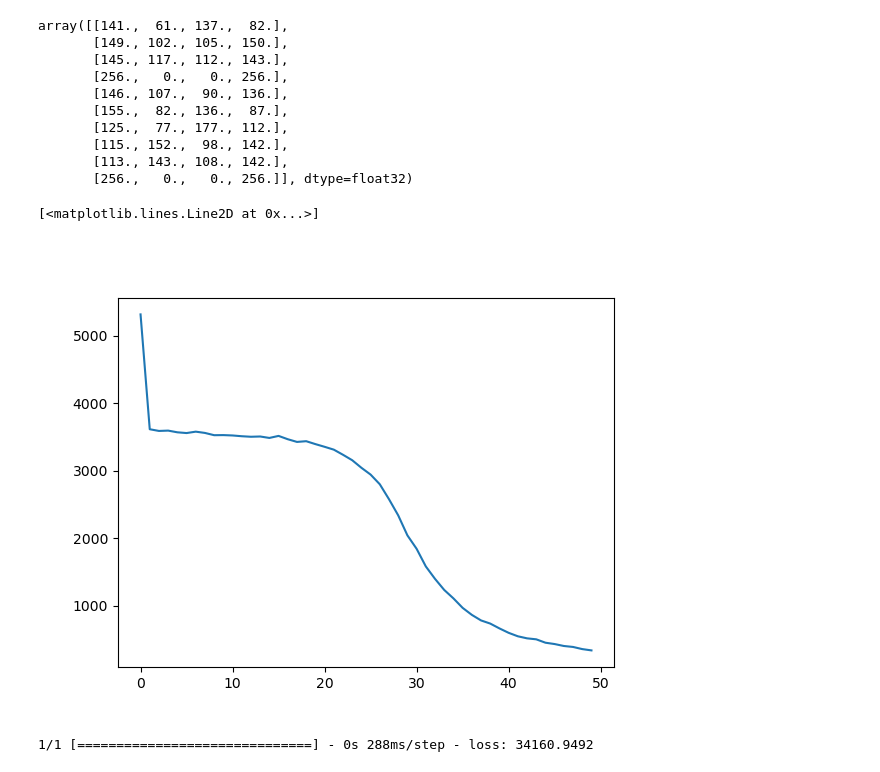
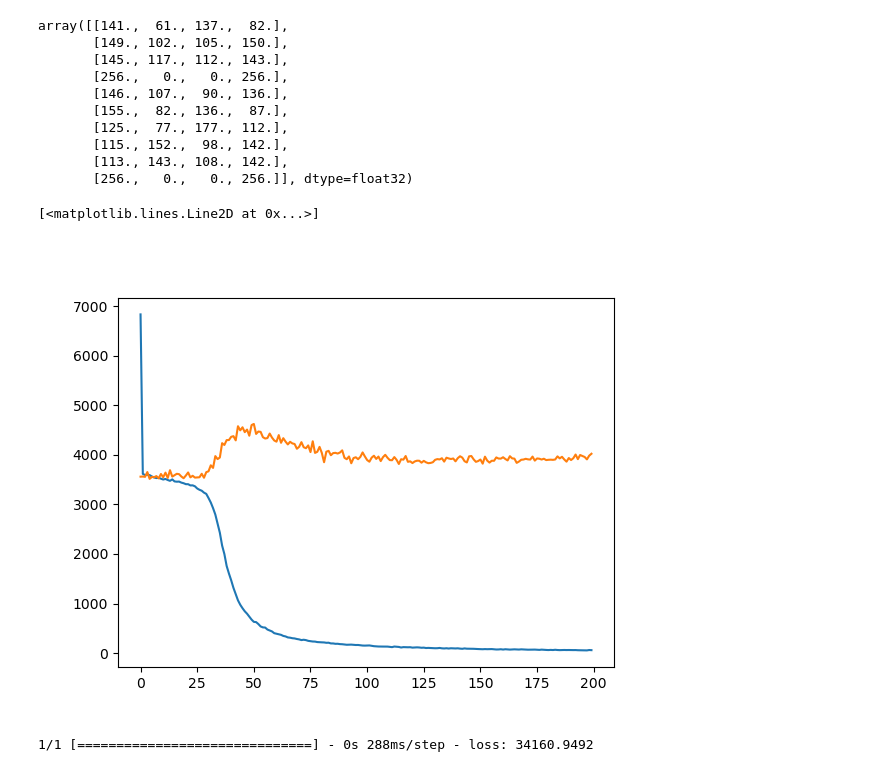
Before and after one commit to WWGolay/LikelihoodRatio_ML, a Jupyter notebook: model.ipynb, the cells around one changed output. Drawn from its saved outputs; the diff is of its cells as text; code cells hidden in the pictures.

```diff
--- a/model.ipynb
+++ b/model.ipynb
@@ -55,7 +55,7 @@ Trainable params: 5,038,148
 Non-trainable params: 0
 _________________________________________________________________
 # %%
-model.compile(optimizer=tf.keras.optimizers.Adam(learning_rate=0.001),
+model.compile(optimizer=tf.keras.optimizers.Adam(learning_rate=0.0002),
               loss=tf.keras.losses.MeanSquaredError(),)
 # %% [markdown]
 ## Import data
@@ -222,7 +222,7 @@ Test Labels:  (199, 4)
 # %% [markdown]
 Below is the normal fitting method.
 # %%
-history = model.fit(train_images, train_labels, epochs=50)
+history = model.fit(train_images, train_labels, epochs=200)
 # %% [output]
 Epoch 1/50
 119/119 [==============================] - 10s 37ms/step - loss: 5314.0122
@@ -244,5 +244,5 @@ Epoch 50/50
 # %% [markdown]
 Not entirely sure if it's fine to have the validation data in here below
 # %%
-history = model.fit(train_images, train_labels, epochs=20, batch_size=12, validation_data=(test_images, test_labels))
+history = model.fit(train_images, train_labels, epochs=200, batch_size=32, validation_data=(test_images, test_labels))
 # %% [output]
@@ -293,9 +293,10 @@ array([[141.,  61., 137.,  82.],
 # %%
 plt.close()
 plt.plot(history.history['loss'])
+plt.plot(history.history['val_loss'])
 # %% [output]
 [<matplotlib.lines.Line2D at 0x...>]
-[figure, old version]
+[figure, new version]
 # %%
 model.evaluate(test_images, test_labels)
 # %% [output]
```
Also changed, not shown: parts of 7 cells of this notebook.
